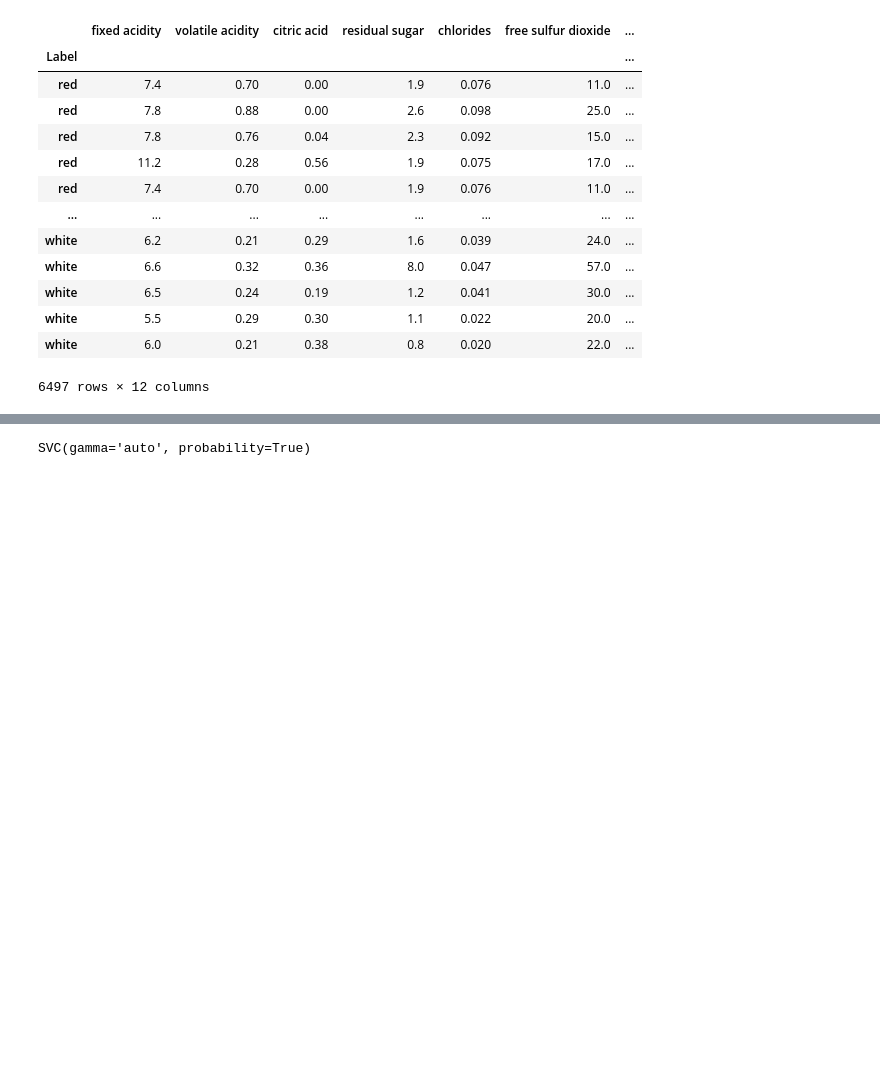
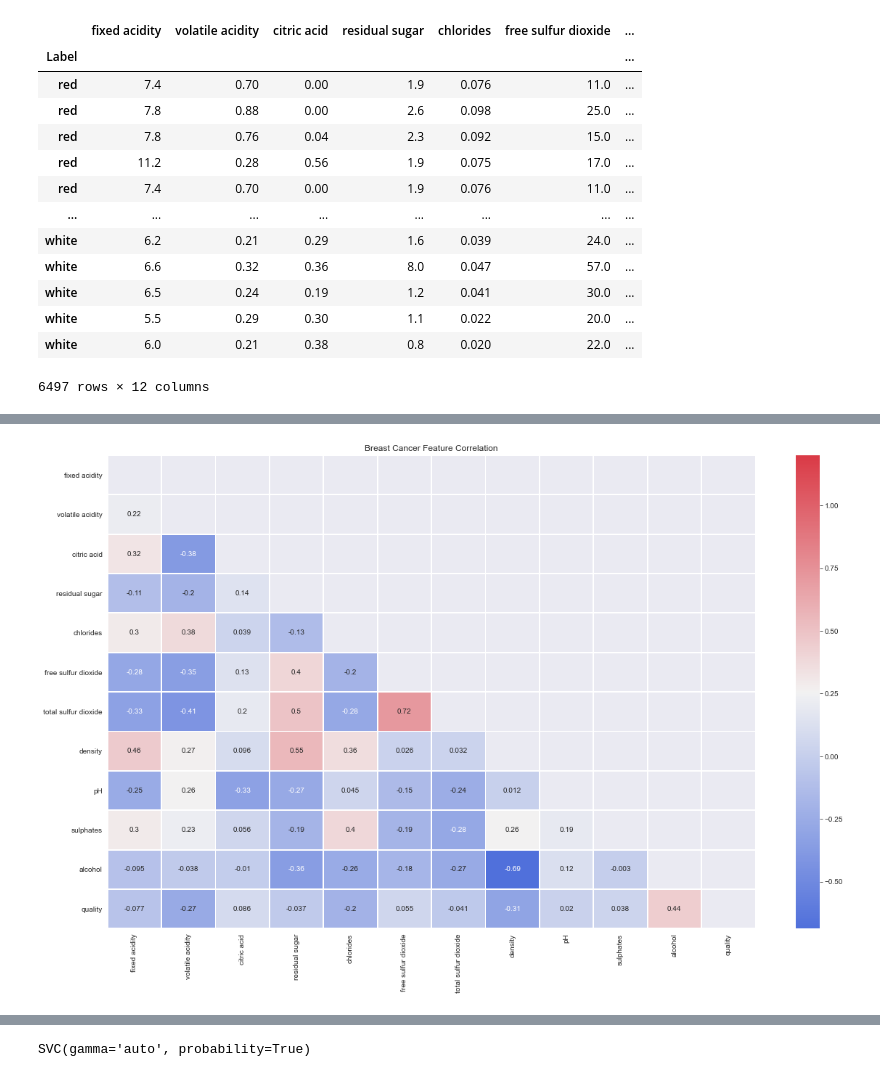
Before and after one commit to ChengyangZhong/Machine-Learning-Project-Group-6, a Jupyter notebook: test1.ipynb, the cells around one changed output, grey strips where cells are left out. Drawn from its saved outputs; the diff is of its cells as text; code cells hidden in the pictures; blank space fills up the shorter version.

```diff
--- a/test1.ipynb
+++ b/test1.ipynb
@@ -42,3 +41,20 @@ IndexError: index 9 is out of bounds for axis 0 with size 9
+# %%
+import numpy as np
+corrMatt = dataset.corr()
+# print(corrMatt)  相关矩阵
+
+mask = np.zeros_like(corrMatt)
+mask[np.triu_indices_from(mask)] = True
+
+fig, ax = plt.subplots(figsize=(20, 12))
+plt.title('Breast Cancer Feature Correlation')
+
+cmap = sns.diverging_palette(260, 10, as_cmap=True)
+
+sns.heatmap(corrMatt, vmax=1.2, square=False, cmap=cmap, mask=mask,
+ax=ax, annot=True, fmt='.2g', linewidths=1);
+# %% [output]
+[figure, added]
 # %%
 X=dataset.drop("Label",axis=1)
 
```
Also changed, not shown: parts of 5 cells of this notebook, 1 other file.
